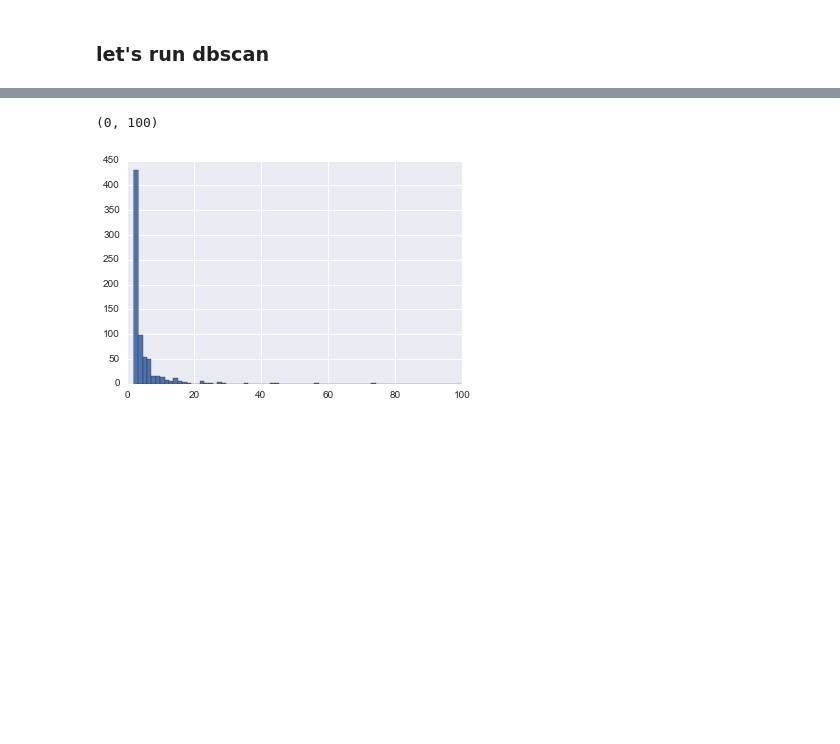
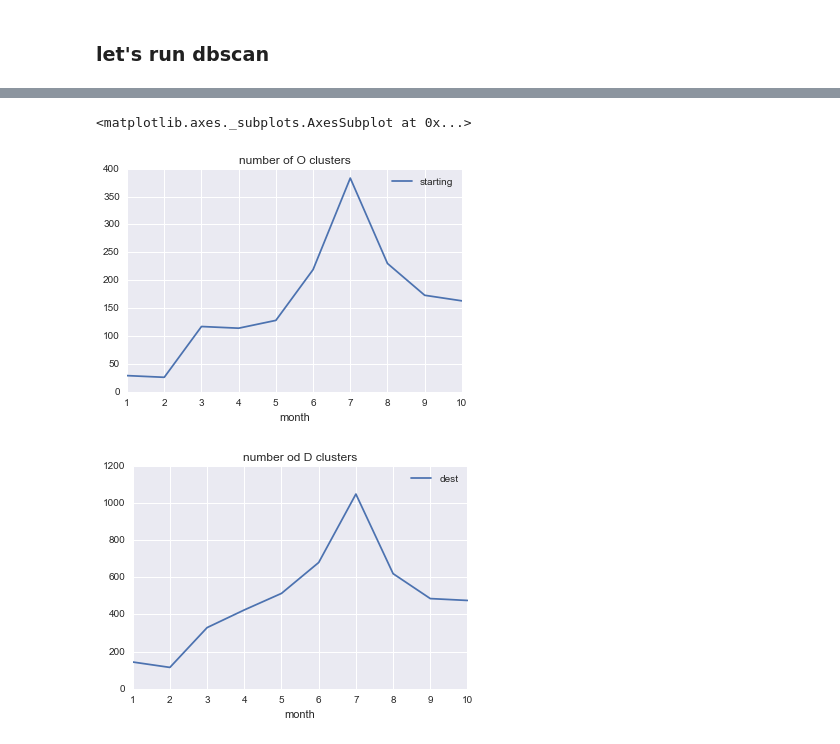
Before and after one commit to yangju-90/DiDi_IACP, a Jupyter notebook: code/Sample_the_data.ipynb, the cells around one changed output, grey strips where cells are left out. Drawn from its saved outputs; the diff is of its cells as text; code cells hidden in the pictures; blank space fills up the shorter version.

```diff
--- a/code/Sample_the_data.ipynb
+++ b/code/Sample_the_data.ipynb
@@ -127,6 +134,9 @@ for i in range(1,2):
-# %%
-ax = sub.groupby('label_dest').count()['FID'].hist(bins=1000)
-ax.set_xlim(0, 100)
-# %% [output]
-(0, 100)
-[figure, removed]
+# %%
+## summary stats about the clusters
+## temporal change of number of clusters
+cluster_number.plot(x='month',y='starting',title='number of O clusters')
+cluster_number.plot(x='month',y='dest',title = 'number od D clusters')
+# %% [output]
+<matplotlib.axes._subplots.AxesSubplot at 0x...>
+[figure, added]
+[figure, added]
```
Also changed, not shown: parts of 7 cells of this notebook, 32 other files.
